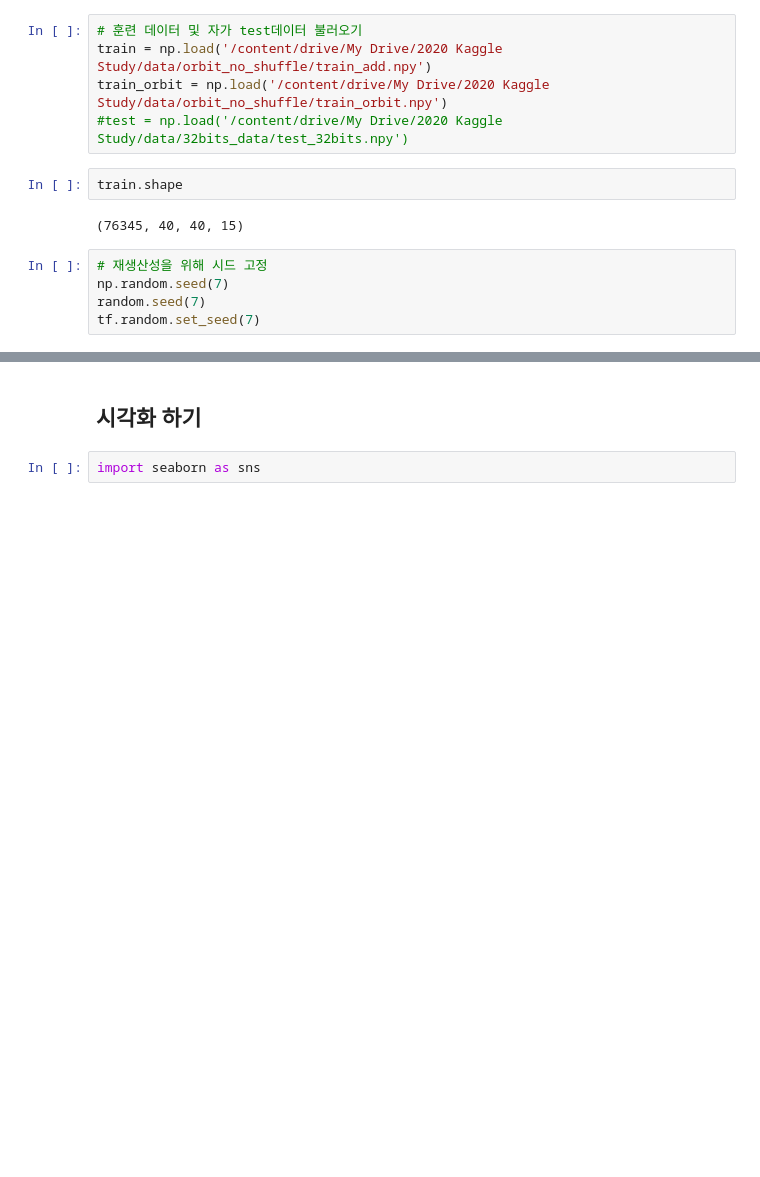
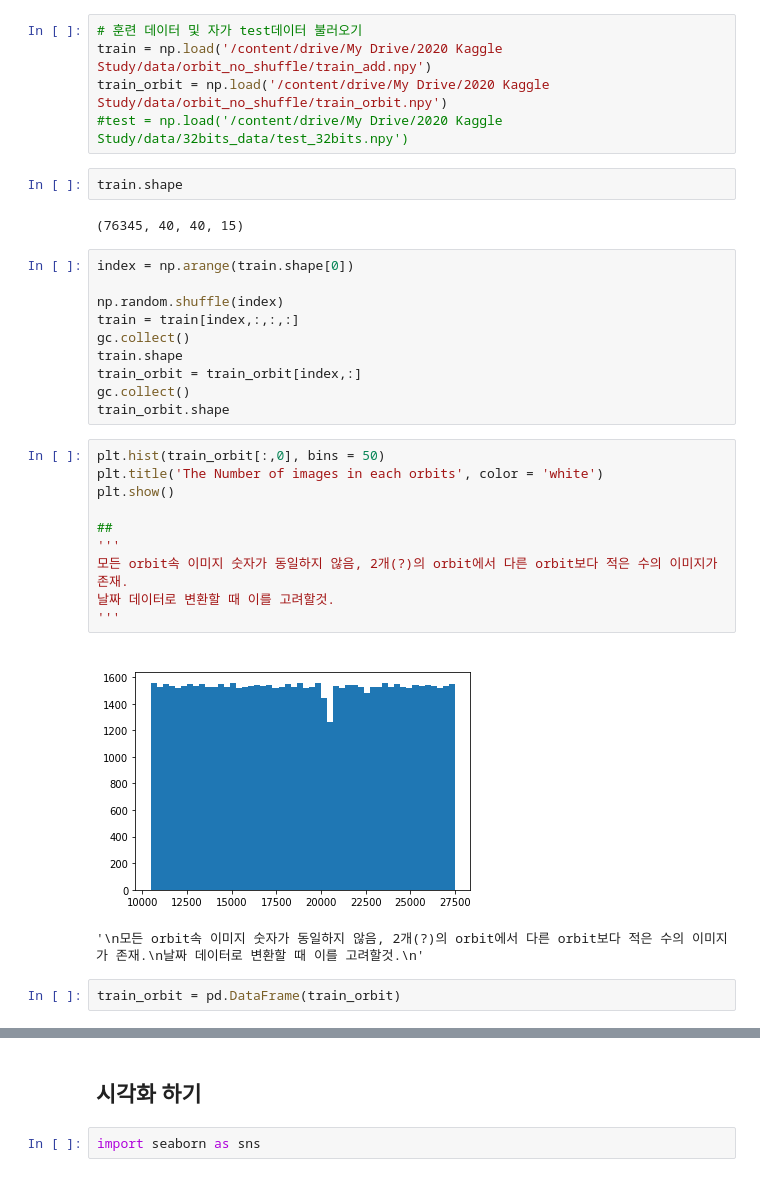
Before and after one commit to deagwon97/dacon-satellite-precipitation, a Jupyter notebook: Dacon_satellite_EDA.ipynb, the cells around one changed output, grey strips where cells are left out. Cells and saved outputs as stored; diff of their text form; blank space fills up the shorter version.

```diff
--- a/Dacon_satellite_EDA.ipynb
+++ b/Dacon_satellite_EDA.ipynb
@@ -42,8 +46,28 @@ train_orbit = np.load('/content/drive/My Drive/2020 Kaggle Study/data/orbit_no_s
 train.shape
 # %% [output]
 (76345, 40, 40, 15)
-# %%
-# 재생산성을 위해 시드 고정
-np.random.seed(7)
-random.seed(7)
-tf.random.set_seed(7)
+# %%
+index = np.arange(train.shape[0])
+
+np.random.shuffle(index)
+train = train[index,:,:,:]
+gc.collect()
+train.shape
+train_orbit = train_orbit[index,:]
+gc.collect()
+train_orbit.shape
+# %%
+plt.hist(train_orbit[:,0], bins = 50)
+plt.title('The Number of images in each orbits', color = 'white')
+plt.show()
+
+##
+'''
+모든 orbit속 이미지 숫자가 동일하지 않음, 2개(?)의 orbit에서 다른 orbit보다 적은 수의 이미지가 존재.
+날짜 데이터로 변환할 때 이를 고려할것.
+'''
+# %% [output]
+[figure, added]
+'\n모든 orbit속 이미지 숫자가 동일하지 않음, 2개(?)의 orbit에서 다른 orbit보다 적은 수의 이미지가 존재.\n날짜 데이터로 변환할 때 이를 고려할것.\n'
+# %%
+train_orbit = pd.DataFrame(train_orbit)
```
Also changed, not shown: parts of 6 cells of this notebook.
